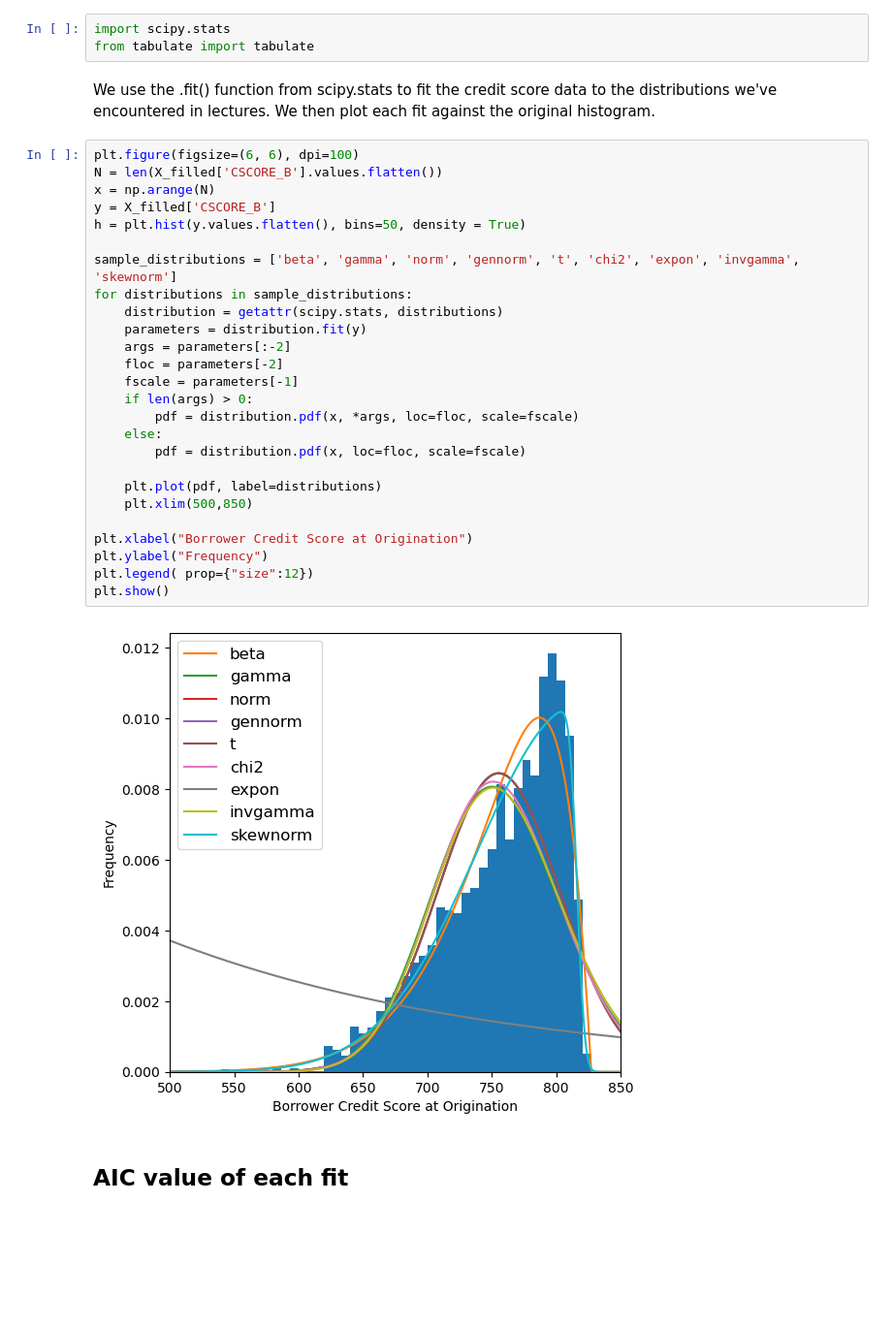
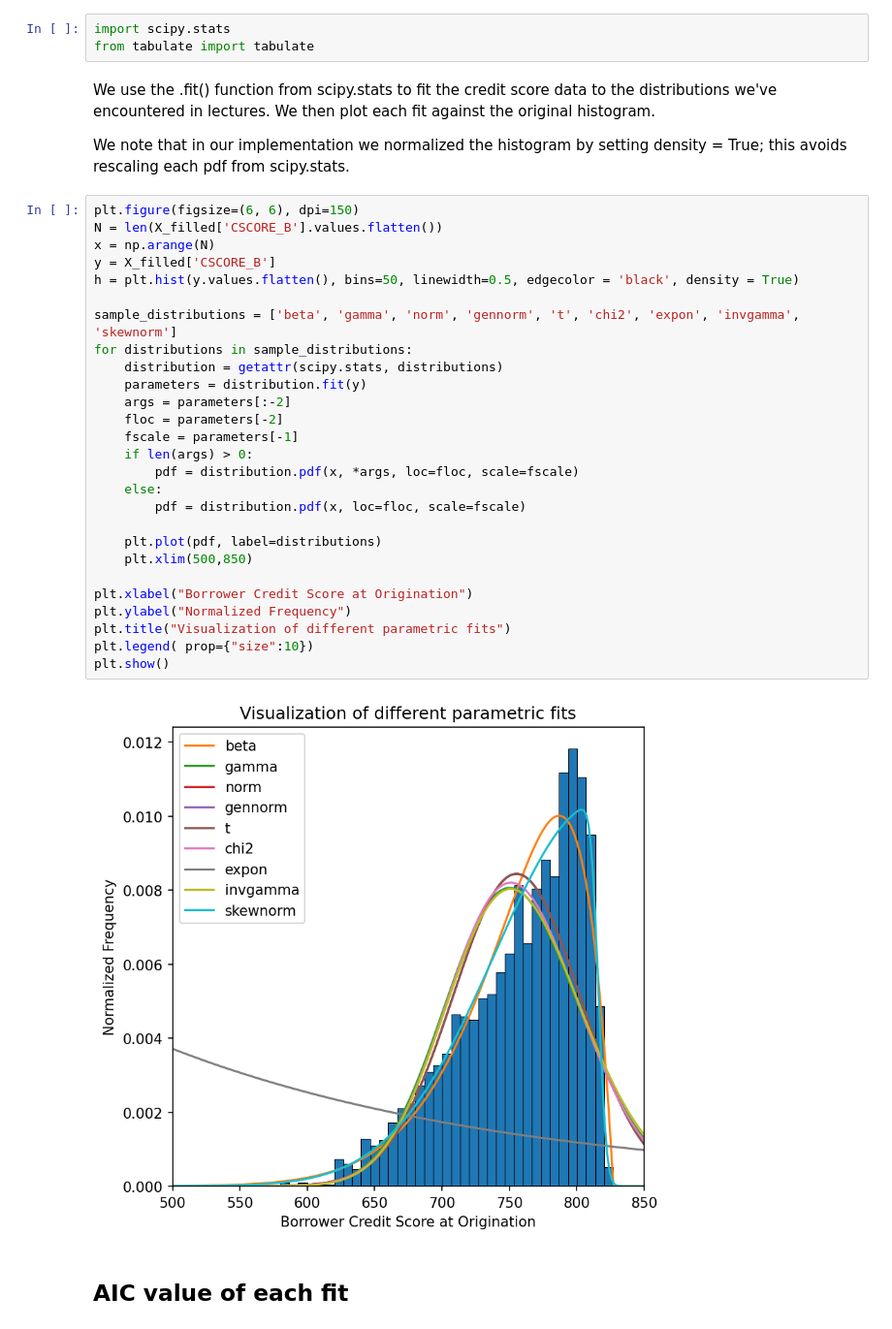
Before and after one commit to BohangWei/FDS-Final-Project, a Jupyter notebook: FinalProjectFall2021.ipynb, the cells around one changed output. Shown at 97% size. Cells and saved outputs as stored; diff of their text form; blank space fills up the shorter version.

```diff
--- a/FinalProjectFall2021.ipynb
+++ b/FinalProjectFall2021.ipynb
@@ -609,34 +626,37 @@ import scipy.stats
 from tabulate import tabulate
 # %% [markdown]
 We use the .fit() function from scipy.stats to fit the credit score data to the distributions we've encountered in lectures. We then plot each fit against the original histogram.
+
+We note that in our implementation we normalized the histogram by setting density = True; this avoids rescaling each pdf from scipy.stats.
 # %%
-plt.figure(figsize=(6, 6), dpi=100)
+plt.figure(figsize=(6, 6), dpi=150)
 N = len(X_filled['CSCORE_B'].values.flatten())
 x = np.arange(N)
 y = X_filled['CSCORE_B']
-h = plt.hist(y.values.flatten(), bins=50, density = True)
+h = plt.hist(y.values.flatten(), bins=50, linewidth=0.5, edgecolor = 'black', density = True)
 
 sample_distributions = ['beta', 'gamma', 'norm', 'gennorm', 't', 'chi2', 'expon', 'invgamma', 'skewnorm']
 for distributions in sample_distributions:
     distribution = getattr(scipy.stats, distributions)
     parameters = distribution.fit(y)
     args = parameters[:-2]
     floc = parameters[-2]
     fscale = parameters[-1]
     if len(args) > 0:
         pdf = distribution.pdf(x, *args, loc=floc, scale=fscale)
     else:
         pdf = distribution.pdf(x, loc=floc, scale=fscale)
 
     plt.plot(pdf, label=distributions)
     plt.xlim(500,850)
 
 plt.xlabel("Borrower Credit Score at Origination")
-plt.ylabel("Frequency")
-plt.legend( prop={"size":12})
+plt.ylabel("Normalized Frequency")
+plt.title("Visualization of different parametric fits")
+plt.legend( prop={"size":10})
 plt.show()
 # %% [output]
-[figure, old version]
+[figure, new version]
 # %% [markdown]
 ## AIC value of each fit
 # %% [markdown]
```
Also changed, not shown: parts of 36 cells of this notebook.
